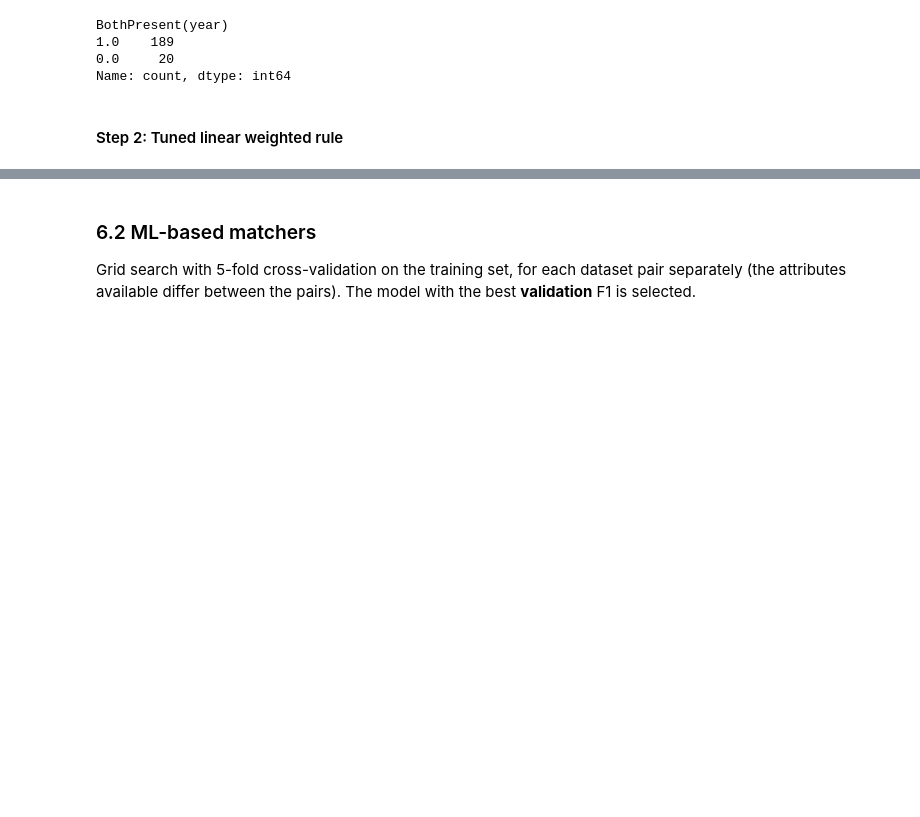
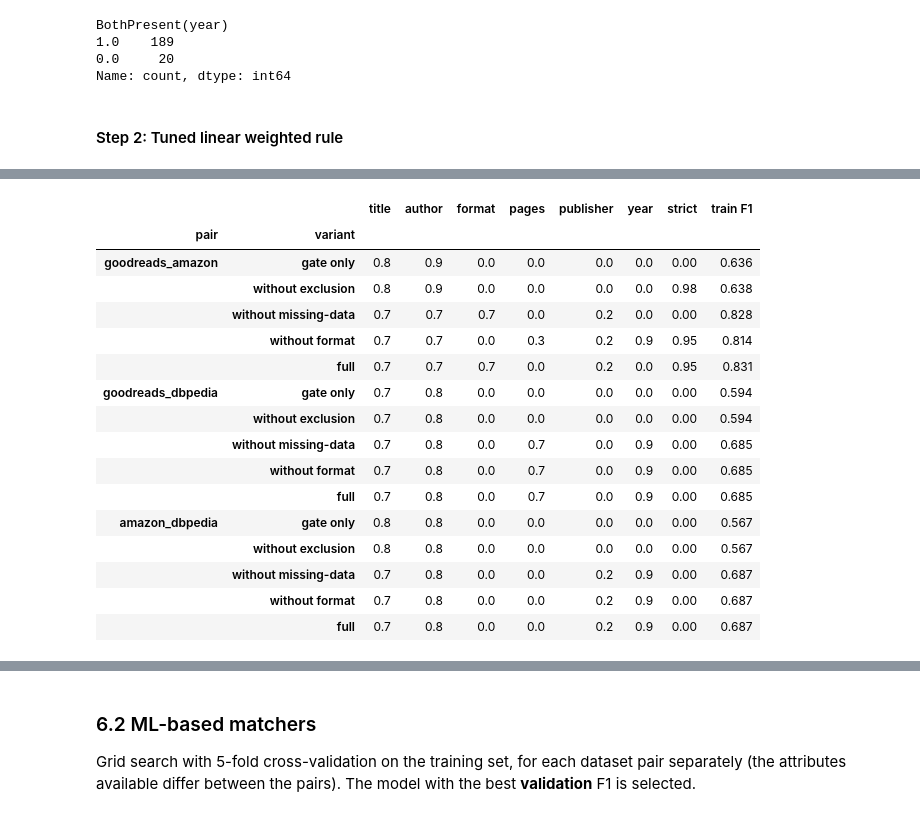
Before and after one commit to Web-Data-Integration-Team/Books-Data-Integration, a Jupyter notebook: identity_resolution.ipynb, the cells around one changed output, grey strips where cells are left out. Cells and saved outputs as stored; diff of their text form; code cells hidden in the pictures; blank space fills up the shorter version.

Commit message:
Add non linear rule

```diff
--- a/identity_resolution.ipynb
+++ b/identity_resolution.ipynb
@@ -1069,0 +1015,68 @@ display(pd.DataFrame(rows_ls))
+# %%
+# ============================================================
+# NON-LINEAR RULE (lecture, slide 13) – A) TRAIN
+# Cascade: 1) gate on title + author  2) exclusion if format / pages / publisher /
+#          year clearly differ (only if present in both)  3) at most one edition
+#          attribute present -> title + author must be very similar  4) otherwise match.
+# Thresholds are learned on the gold-standard TRAIN pairs, per pair and per variant.
+# ============================================================
+import itertools
+import numpy as np
+import pandas as pd
+
+
+def nonlinear_pred(S, P, th):
+    """Match decision of the cascade. S, P from sims(); th = dict of thresholds."""
+    t, a, pub, yr, pg, fmt = S.T
+    _, _, Ppub, Pyr, Ppg, Pfmt = P.T
+    gate = (t >= th["title"]) & (a >= th["author"])
+    excluded = (((Pfmt == 1) & (fmt < th["format"]))
+                | ((Ppg == 1) & (pg < th["pages"]))
+                | ((Ppub == 1) & (pub < th["publisher"]))
+                | ((Pyr == 1) & (yr < th["year"])))
+    no_edition = (Ppub + Ppg + Pfmt) <= 1
+    strict_ok = (t >= th["strict"]) & (a >= th["strict"])
+    return gate & ~excluded & (~no_edition | strict_ok)
+
+
+def f1(y, pred):
+    tp, fp, fn = (pred & y).sum(), (pred & ~y).sum(), (~pred & y).sum()
+    return 2 * tp / (2 * tp + fp + fn) if tp else 0.0
+
+
+# threshold 0 = condition switched off
+GRID = {"title":     [0.70, 0.80, 0.85, 0.90, 0.95],
+        "author":    [0.70, 0.80, 0.90, 0.95],
+        "format":    [0.0, 0.5, 0.7, 0.9],
+        "pages":     [0.0, 0.3, 0.5, 0.7, 0.9],
+        "publisher": [0.0, 0.2, 0.4, 0.6],
+        "year":      [0.0, 0.5, 0.7, 0.9],          # CHANGED: new
+        "strict":    [0.0, 0.90, 0.95, 0.98]}
+
+# ablation: switched-off conditions are fixed to 0 (order = tie-break, simpler first)
+VARIANTS = {"gate only":            {"format": [0.0], "pages": [0.0], "publisher": [0.0], "year": [0.0], "strict": [0.0]},
+            "without exclusion":    {"format": [0.0], "pages": [0.0], "publisher": [0.0], "year": [0.0]},
+            "without missing-data": {"strict": [0.0]},
+            "without format":       {"format": [0.0]},
+            "full":                 {}}
+
+nl_th, nl_train_f1 = {}, {}
+for p in features:
+    tr = features[p]["train"]
+    S_tr, P_tr = sims(tr)
+    y_tr = tr["label"].to_numpy(bool)
+    for v, fixed in VARIANTS.items():
+        grid = {k: fixed.get(k, vals) for k, vals in GRID.items()}
+        best = None
+        for combo in itertools.product(*grid.values()):
+            th = dict(zip(grid, combo))
+            f = f1(y_tr, nonlinear_pred(S_tr, P_tr, th))
+            if best is None or f > best[1]:
+                best = (th, f)
+        nl_th[p, v], nl_train_f1[p, v] = best
+    print(p, "done")
+
+rows = [{"pair": p, "variant": v, **th, "train F1": round(nl_train_f1[p, v], 3)} for (p, v), th in nl_th.items()]
+print("=== Non-linear rule: thresholds and F1, both on the gold-standard TRAIN set ===")
+display(pd.DataFrame(rows).set_index(["pair", "variant"]))
+# %% [output]
@@ -1069,0 +1087,17 @@ display(pd.DataFrame(rows_ls))
+|  |  | title | author | format | pages | publisher | year | strict | train F1 |
+| pair | variant |  |  |  |  |  |  |  |  |
+| goodreads_amazon | gate only | 0.8 | 0.9 | 0.0 | 0.0 | 0.0 | 0.0 | 0.00 | 0.636 |
+|  | without exclusion | 0.8 | 0.9 | 0.0 | 0.0 | 0.0 | 0.0 | 0.98 | 0.638 |
+|  | without missing-data | 0.7 | 0.7 | 0.7 | 0.0 | 0.2 | 0.0 | 0.00 | 0.828 |
+|  | without format | 0.7 | 0.7 | 0.0 | 0.3 | 0.2 | 0.9 | 0.95 | 0.814 |
+|  | full | 0.7 | 0.7 | 0.7 | 0.0 | 0.2 | 0.0 | 0.95 | 0.831 |
+| goodreads_dbpedia | gate only | 0.7 | 0.8 | 0.0 | 0.0 | 0.0 | 0.0 | 0.00 | 0.594 |
+|  | without exclusion | 0.7 | 0.8 | 0.0 | 0.0 | 0.0 | 0.0 | 0.00 | 0.594 |
+|  | without missing-data | 0.7 | 0.8 | 0.0 | 0.7 | 0.0 | 0.9 | 0.00 | 0.685 |
+|  | without format | 0.7 | 0.8 | 0.0 | 0.7 | 0.0 | 0.9 | 0.00 | 0.685 |
+|  | full | 0.7 | 0.8 | 0.0 | 0.7 | 0.0 | 0.9 | 0.00 | 0.685 |
+| amazon_dbpedia | gate only | 0.8 | 0.8 | 0.0 | 0.0 | 0.0 | 0.0 | 0.00 | 0.567 |
+|  | without exclusion | 0.8 | 0.8 | 0.0 | 0.0 | 0.0 | 0.0 | 0.00 | 0.567 |
+|  | without missing-data | 0.7 | 0.8 | 0.0 | 0.0 | 0.2 | 0.9 | 0.00 | 0.687 |
+|  | without format | 0.7 | 0.8 | 0.0 | 0.0 | 0.2 | 0.9 | 0.00 | 0.687 |
+|  | full | 0.7 | 0.8 | 0.0 | 0.0 | 0.2 | 0.9 | 0.00 | 0.687 |
```
Also changed, not shown: parts of 27 cells of this notebook, 4 other files.
